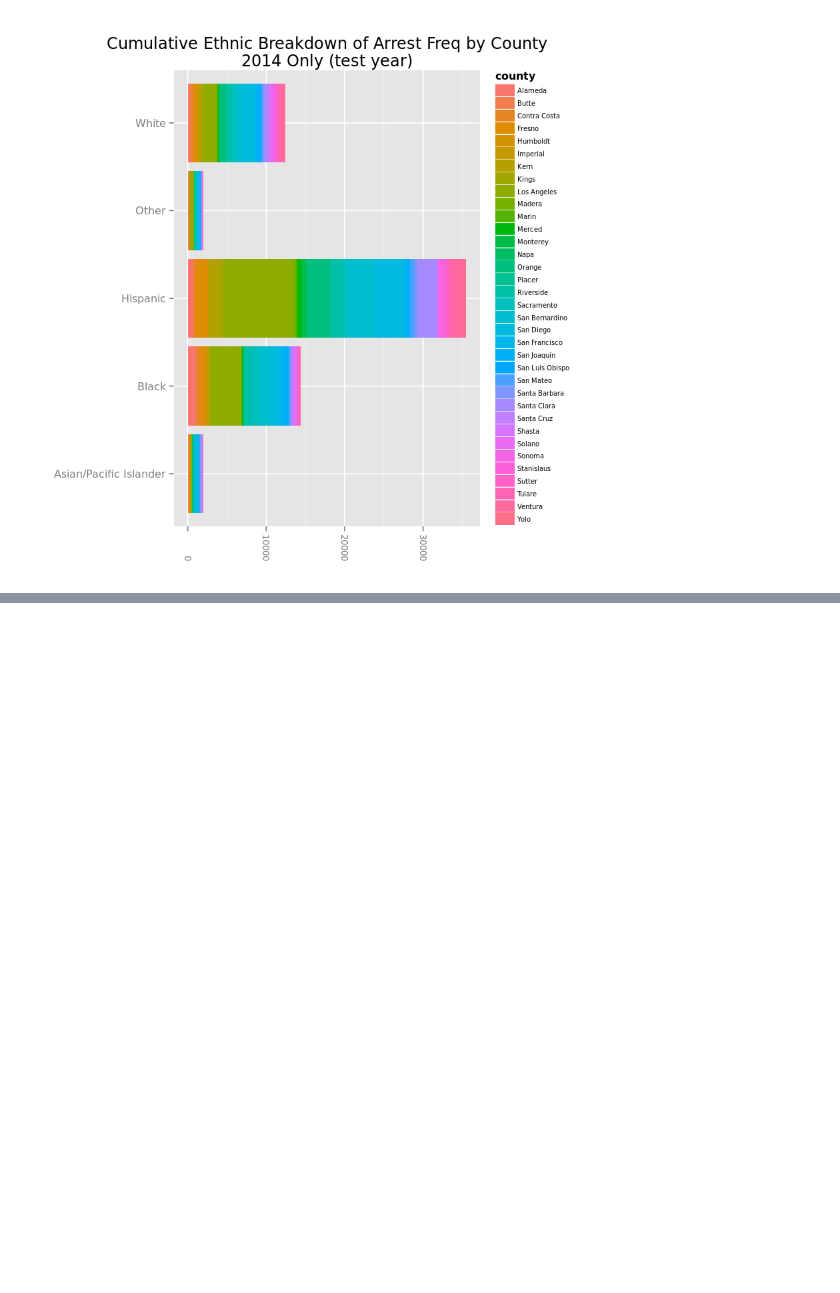
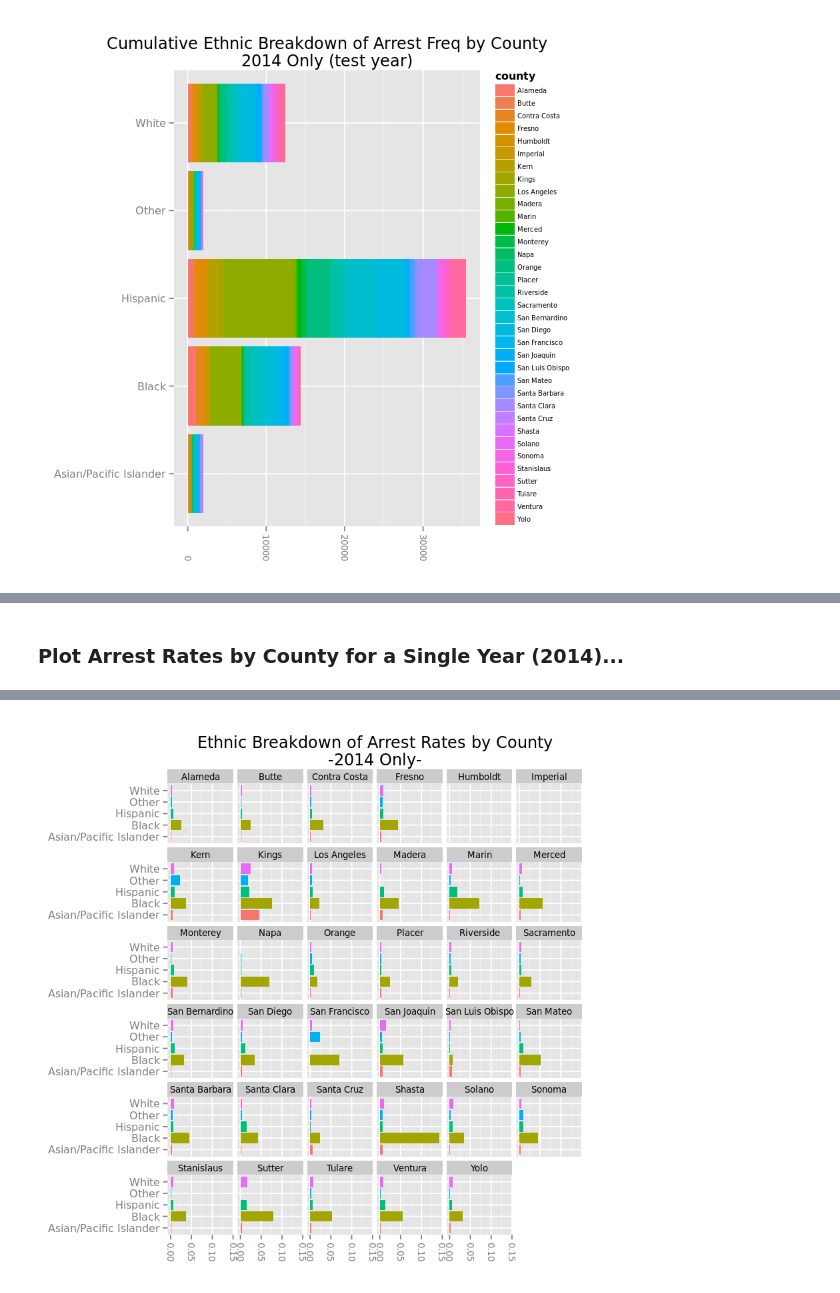
Before and after one commit to sjesupaul/CA_DOJ_OpenJustice, a Jupyter notebook: ethnic_enforcement_outliers.ipynb, the cells around one changed output, grey strips where cells are left out. Cells and saved outputs as stored; diff of their text form; code cells hidden in the pictures; blank space fills up the shorter version.

```diff
--- a/ethnic_enforcement_outliers.ipynb
+++ b/ethnic_enforcement_outliers.ipynb
@@ -467,0 +248,22 @@ upload.dataset(dat_stats[dat_stats$z_score > 2,], ws, name = "dat_stats_outliers
+# %% [markdown]
+### Plot Arrest Rates by County for a Single Year (2014)...
+# %%
+## Let's remove post-join arrest total NAs from our analysis...for now.
+dat_joined <- dat_joined[!is.na(dat_joined$total),]
+
+## Actually add a column just for arrest rate by ethnic population per county.
+dat_joined$eth_arrest_rate <- round((dat_joined$total)/(dat_joined$population), 5)
+
+## Now, let's panel plot arrest rates by county.
+plot_ethnic_norm <- ggplot(dat_joined[!(dat_joined$race_or_ethnicity %in% "Native American") & dat_joined$year %in% "2014",],
+                        aes(x = race_or_ethnicity, y = eth_arrest_rate, fill = race_or_ethnicity), na.rm=T) +
+                        geom_bar(stat = "identity") + coord_flip() + facet_wrap(~county) +
+                        theme(axis.text.x=element_text(angle=-90,hjust=1,vjust=0.5, size = 8), axis.text.x=element_text(size = 8),
+                        legend.position = "none", strip.text=element_text(size = 8), axis.title.x=element_blank(),
+                        axis.title.y=element_blank()) +
+                        ggtitle("Ethnic Breakdown of Arrest Rates by County\r
+-2014 Only-")
+
+## Print plot
+plot_ethnic_norm
+# %% [output]
@@ -467,0 +274 @@ upload.dataset(dat_stats[dat_stats$z_score > 2,], ws, name = "dat_stats_outliers
+[figure, added]
```
Also changed, not shown: parts of 47 cells of this notebook, 1 other file.
